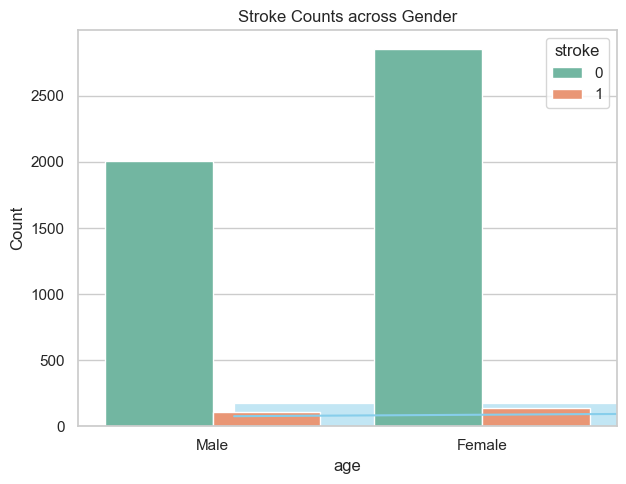
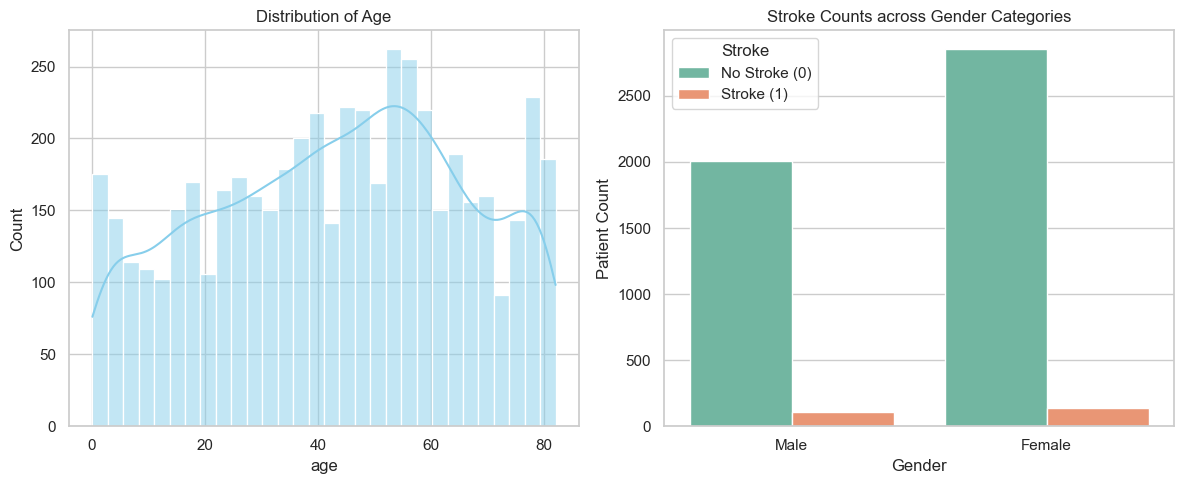
The notebook cell's code change between the first figure and the second:
--- before
+++ after
@@ -6,2 +6,5 @@
 q5_basic_visualizations(df_pandas)
 plt.show()
+q9_advanced_visualizations(df_pandas)
+plt.show()
+q10_feature_encoding(df_pandas)

Commit: Cập nhật file Notebook và hoàn thiện Data Pipeline